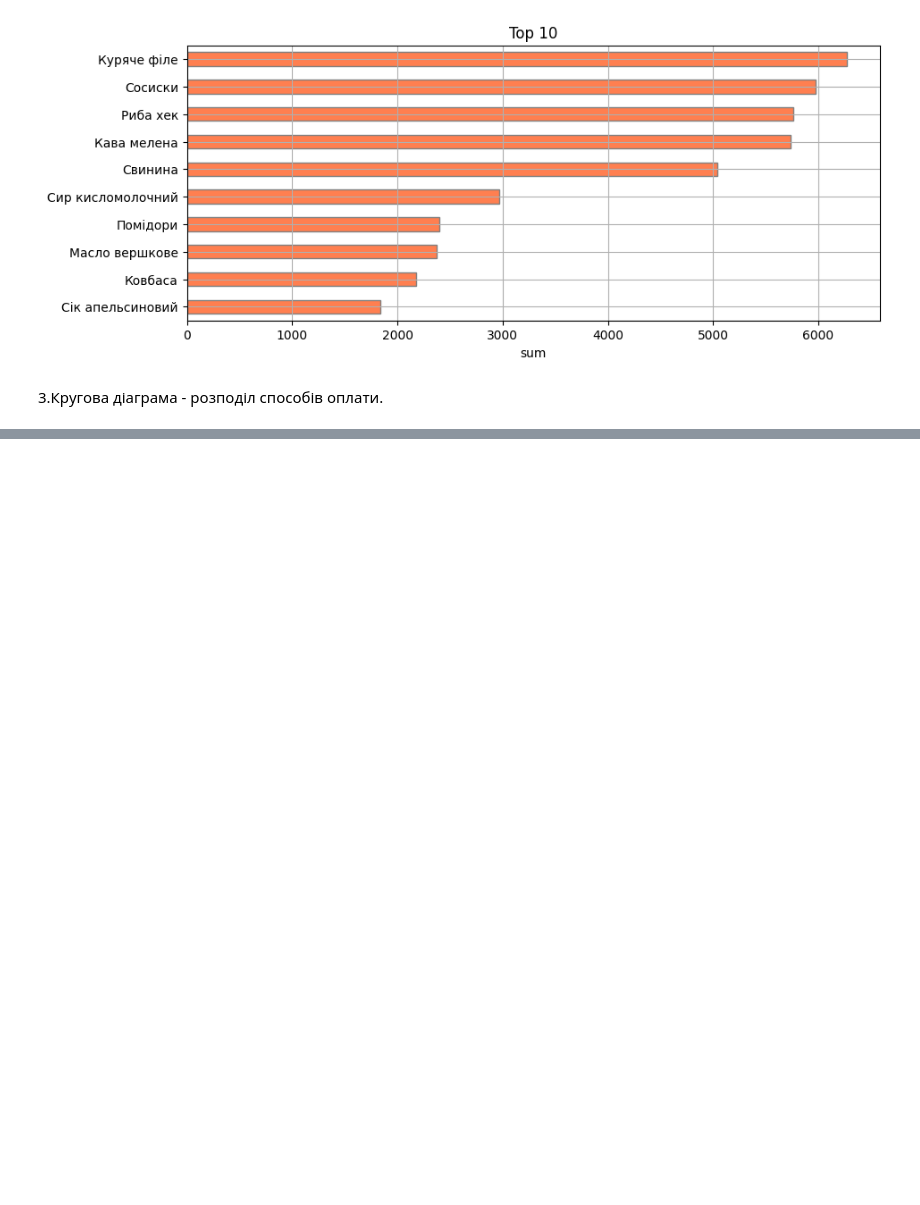
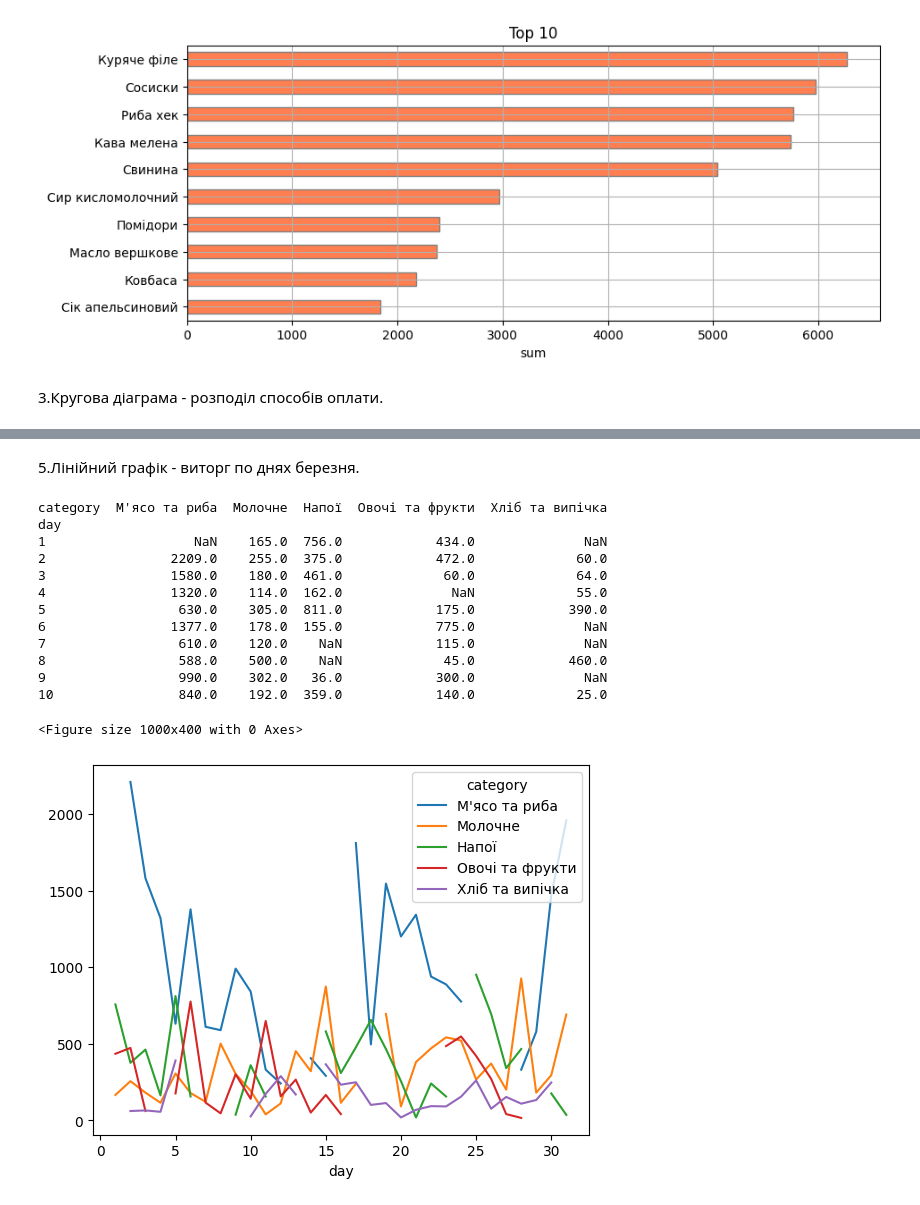
Before and after one commit to T-Svitlichna/DTA_Python, a Jupyter notebook: Lekcia/OksanaLekcia_store_sales_analysis.ipynb, the cells around one changed output, grey strips where cells are left out. Saved outputs shown, nothing was run; the diff lists cells and outputs as text; code cells hidden in the pictures; blank space fills up the shorter version.

```diff
--- a/Lekcia/OksanaLekcia_store_sales_analysis.ipynb
+++ b/Lekcia/OksanaLekcia_store_sales_analysis.ipynb
@@ -701 +699,24 @@ TypeError: 'str' object is not callable
 [figure]
+# %% [markdown]
+5.Лінійний графік - виторг по днях березня.
+# %%
+fig = plt.figure(figsize=(10,4))
+linia1 = df.groupby(["day", "category"])["total_uah"].sum().unstack()
+linia1["tot_sum_cat"] =
+print(linia1.head(10))
+linia = df.groupby(["day", "category"])["total_uah"].sum().unstack().plot(kind="line")
+# %% [output]
+category  М'ясо та риба  Молочне  Напої  Овочі та фрукти  Хліб та випічка
+day
+1                   NaN    165.0  756.0            434.0              NaN
+2                2209.0    255.0  375.0            472.0             60.0
+3                1580.0    180.0  461.0             60.0             64.0
+4                1320.0    114.0  162.0              NaN             55.0
+5                 630.0    305.0  811.0            175.0            390.0
+6                1377.0    178.0  155.0            775.0              NaN
+7                 610.0    120.0    NaN            115.0              NaN
+8                 588.0    500.0    NaN             45.0            460.0
+9                 990.0    302.0   36.0            300.0              NaN
+10                840.0    192.0  359.0            140.0             25.0
+<Figure size 1000x400 with 0 Axes>
+[figure, added]
```
Also changed, not shown: parts of 7 cells of this notebook.
